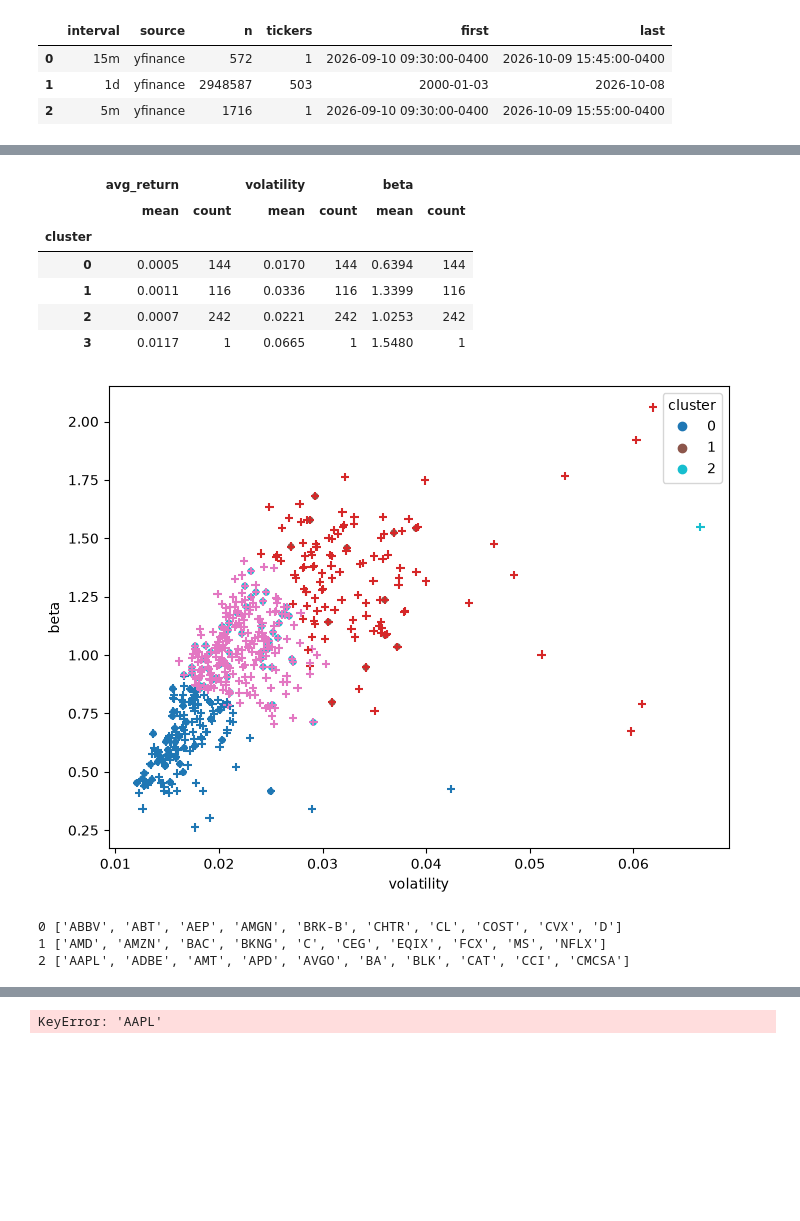
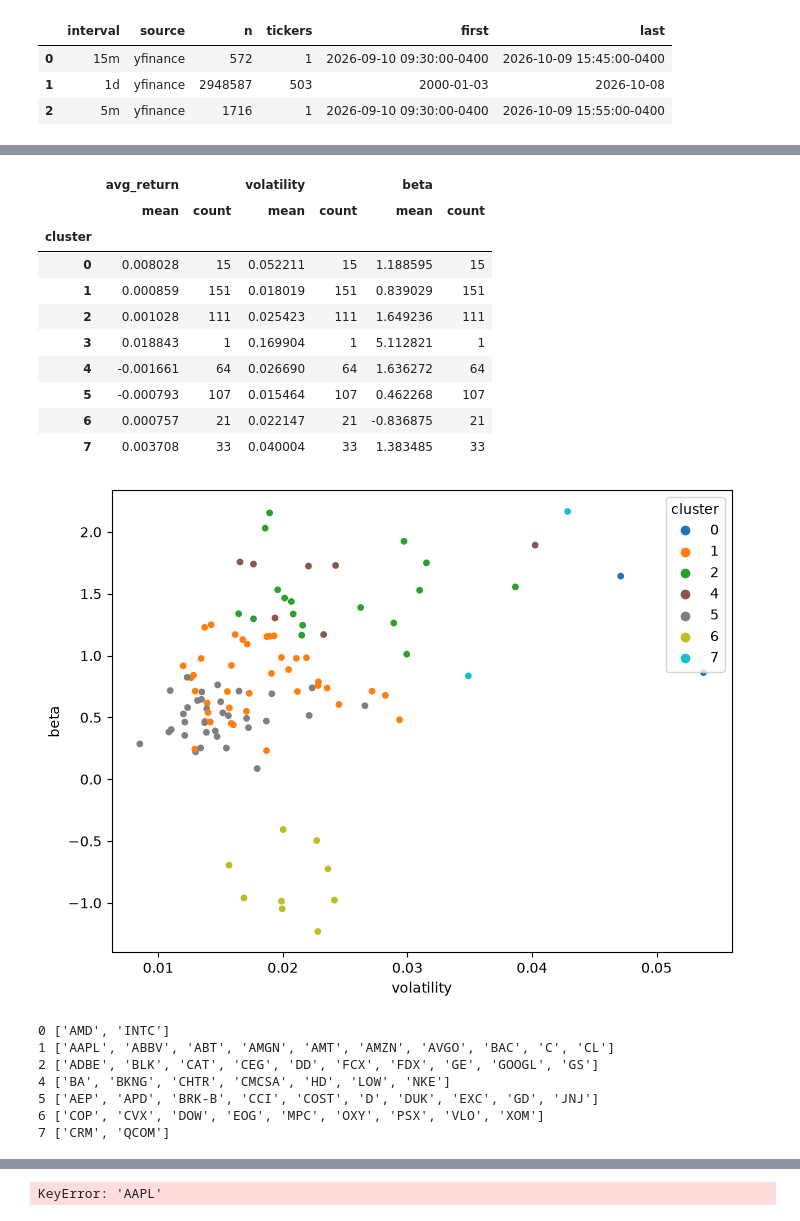
Before and after one commit to mpatelgr/finance-data-pipeline, a Jupyter notebook: notebooks/01_scikit_test.ipynb, the cells around one changed output, grey strips where cells are left out. Drawn from its saved outputs; the diff is of its cells as text; code cells hidden in the pictures; blank space fills up the shorter version.

Commit message:
tested sklearn for intraday data

```diff
--- a/notebooks/01_scikit_test.ipynb
+++ b/notebooks/01_scikit_test.ipynb
@@ -76,5 +145,5 @@ all_tickers = [ticker for tickers in sector_tickers.values() for ticker in ticke
 # %%
-def load_prices(conn, interval="1d", tickers=None, source=None):
+def load_prices(conn, interval="1d", period=None, tickers=None, source=None):
     """Load price history for one bar interval from the database.
 
     Parameters
@@ -84,6 +153,10 @@ def load_prices(conn, interval="1d", tickers=None, source=None):
     interval : str, optional
         Bar interval to select, matching the ``interval`` column.
         Default is ``"1d"``.
+    period : str, pandas.DateOffset, or None, optional
+        If given, keep only the most recent span of data, measured back
+        from the latest date in the table. See ``parse_lookback`` for
+        accepted formats. Default is None (all history).
     tickers : list of str
         Tickers to keep. Case-insensitive.
     source : str or None, optional
@@ -108,11 +181,16 @@ def load_prices(conn, interval="1d", tickers=None, source=None):
         params.append(source)
 
     df = pd.read_sql(query, conn, params=params)
-    dt = pd.to_datetime(df["datetime"], utc=True)
-    df["date"] = dt.dt.tz_localize(None).dt.normalize()
+    dt = pd.to_datetime(df["datetime"], utc=True).dt.tz_localize(None)
+    intraday = interval.lower().endswith(("m", "h"))
+    df["date"] = dt if intraday else dt.dt.normalize()
     df = df.drop(columns="datetime")
 
-    if tickers:
+    if period is not None:
+        cutoff = df["date"].max() - parse_lookback(period)
+        df = df[df["date"] >= cutoff]
+
+    if tickers is not None:
         wanted = [t.upper() for t in tickers]
         missing = sorted(set(wanted) - set(df["ticker"].str.upper()))
         if missing:
@@ -129,7 +207,10 @@ def load_prices(conn, interval="1d", tickers=None, source=None):
     ]
 
 
-prices = load_prices(conn, interval="1d", source=None)  # adjust values
+prices = load_prices(conn, interval="1d", period="6m", source=None)  # adjust values
+
+#prices = regular_hours_only(load_prices(conn, interval="15m", period="6m"))
+
 prices.head()
 # %% [output]
 |  | ticker | date | close | volume |
@@ -330,36 +416,46 @@ def cluster_stocks(profiles, n_clusters=4):
     return pd.Series(km.fit_predict(scaled), index=profiles.index, name="cluster")
 
 
-profiles["cluster"] = cluster_stocks(profiles, n_clusters=4)
-profiles.groupby("cluster").agg(["mean", "count"]).round(4)
+profiles["cluster"] = cluster_stocks(profiles, n_clusters=8)
+profiles.groupby("cluster").agg(["mean", "count"]).round(8)
 # %% [output]
 |  | avg_return |  | volatility |  | beta |  |
 |  | mean | count | mean | count | mean | count |
 | cluster |  |  |  |  |  |  |
-| 0 | 0.0005 | 144 | 0.0170 | 144 | 0.6394 | 144 |
-| 1 | 0.0011 | 116 | 0.0336 | 116 | 1.3399 | 116 |
-| 2 | 0.0007 | 242 | 0.0221 | 242 | 1.0253 | 242 |
-| 3 | 0.0117 | 1 | 0.0665 | 1 | 1.5480 | 1 |
+| 0 | 0.008028 | 15 | 0.052211 | 15 | 1.188595 | 15 |
+| 1 | 0.000859 | 151 | 0.018019 | 151 | 0.839029 | 151 |
+| 2 | 0.001028 | 111 | 0.025423 | 111 | 1.649236 | 111 |
+| 3 | 0.018843 | 1 | 0.169904 | 1 | 5.112821 | 1 |
+| 4 | -0.001661 | 64 | 0.026690 | 64 | 1.636272 | 64 |
+| 5 | -0.000793 | 107 | 0.015464 | 107 | 0.462268 | 107 |
+| 6 | 0.000757 | 21 | 0.022147 | 21 | -0.836875 | 21 |
+| 7 | 0.003708 | 33 | 0.040004 | 33 | 1.383485 | 33 |
 # %%
 mask = profiles.index.isin(all_tickers)   # boolean array, one entry per row
 sub_profiles = profiles[mask]
 # %%
 import matplotlib.pyplot as plt
 
 fig, ax = plt.subplots(figsize=(8, 6))
 scatter = (
     ax.scatter(sub_profiles["volatility"], sub_profiles["beta"], c=sub_profiles["cluster"], cmap="tab10", s=15)
 )
-ax.scatter(profiles["volatility"], profiles["beta"], c=profiles["cluster"], cmap="tab10", s=35, marker='+')
+# scatter = (
+#     ax.scatter(profiles["volatility"], profiles["beta"], c=profiles["cluster"], cmap="tab10", s=15)
+# )
 ax.set_xlabel("volatility")
 ax.set_ylabel("beta")
 ax.legend(*scatter.legend_elements(), title="cluster")
 plt.show()
 
 for c in sorted(sub_profiles["cluster"].unique()):
     print(c, list(sub_profiles[sub_profiles["cluster"] == c].index[:10]))
 # %% [output]
-[figure, old version]
+[figure, new version]
-0 ['ABBV', 'ABT', 'AEP', 'AMGN', 'BRK-B', 'CHTR', 'CL', 'COST', 'CVX', 'D']
-1 ['AMD', 'AMZN', 'BAC', 'BKNG', 'C', 'CEG', 'EQIX', 'FCX', 'MS', 'NFLX']
-2 ['AAPL', 'ADBE', 'AMT', 'APD', 'AVGO', 'BA', 'BLK', 'CAT', 'CCI', 'CMCSA']
+0 ['AMD', 'INTC']
+1 ['AAPL', 'ABBV', 'ABT', 'AMGN', 'AMT', 'AMZN', 'AVGO', 'BAC', 'C', 'CL']
+2 ['ADBE', 'BLK', 'CAT', 'CEG', 'DD', 'FCX', 'FDX', 'GE', 'GOOGL', 'GS']
+4 ['BA', 'BKNG', 'CHTR', 'CMCSA', 'HD', 'LOW', 'NKE']
+5 ['AEP', 'APD', 'BRK-B', 'CCI', 'COST', 'D', 'DUK', 'EXC', 'GD', 'JNJ']
+6 ['COP', 'CVX', 'DOW', 'EOG', 'MPC', 'OXY', 'PSX', 'VLO', 'XOM']
+7 ['CRM', 'QCOM']
```
Also changed, not shown: parts of 9 cells of this notebook, 1 other file.
